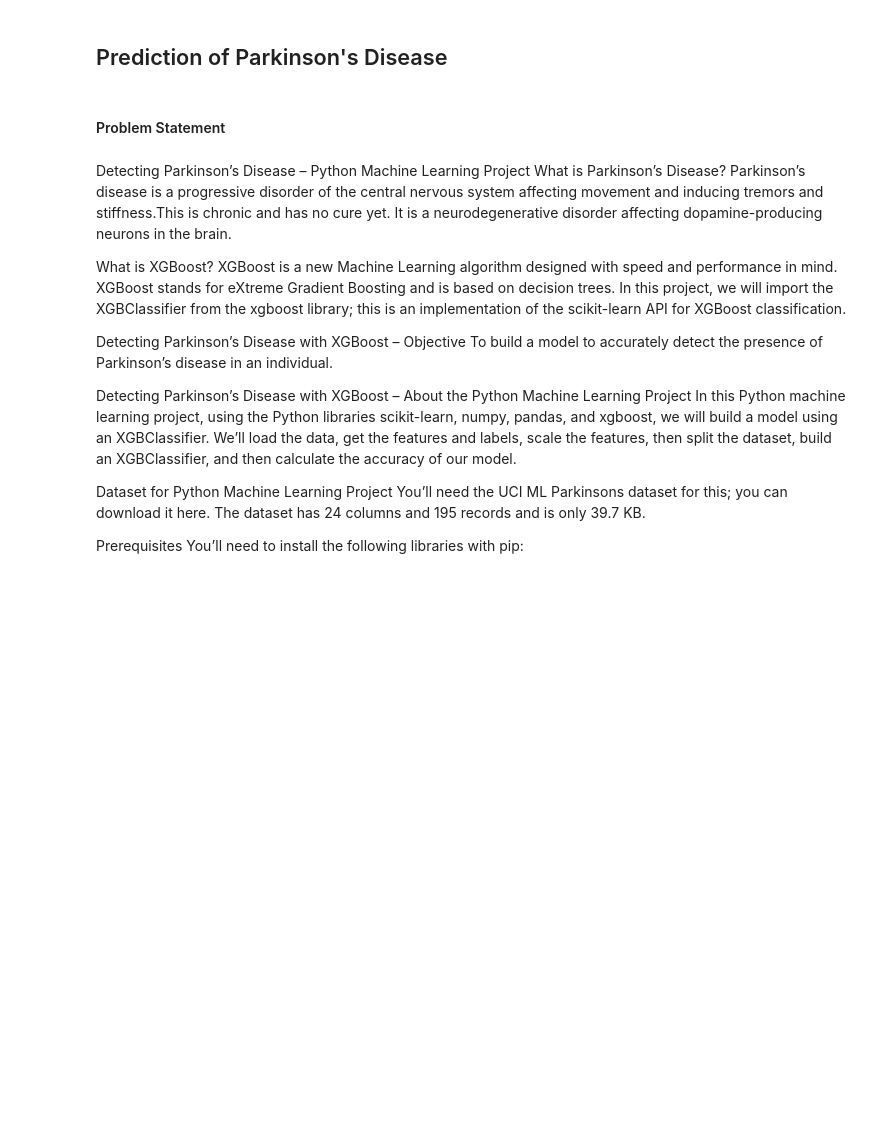
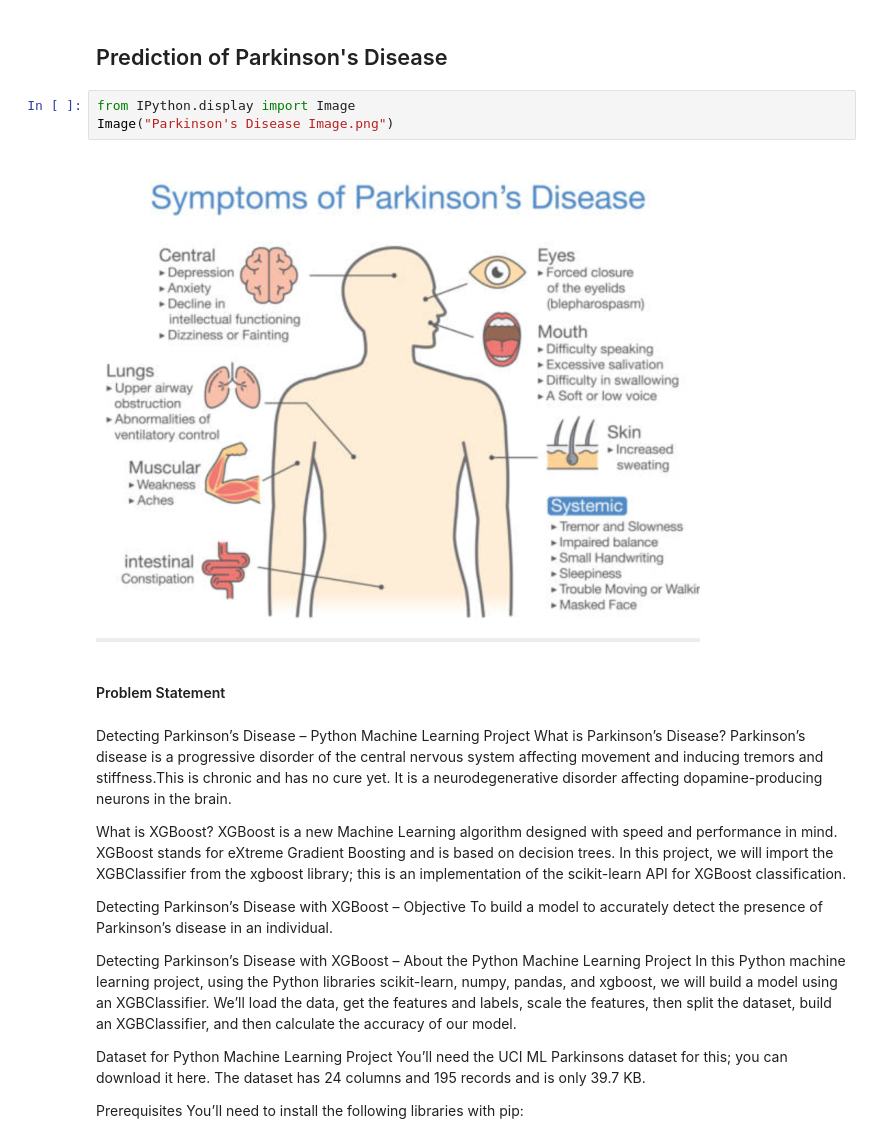
Before and after one commit to seunace/Detecting-Parkinsons-Disease, a Jupyter notebook: Parkinson’s Disease Prediction Project.ipynb, the cells around one changed output. Saved outputs shown, nothing was run; the diff lists cells and outputs as text; blank space fills up the shorter version.

```diff
--- a/Parkinson’s Disease Prediction Project.ipynb
+++ b/Parkinson’s Disease Prediction Project.ipynb
@@ -1,5 +1,10 @@
 # %% [markdown]
 ## Prediction of Parkinson's Disease
+# %%
+from IPython.display import Image
+Image("Parkinson's Disease Image.png")
+# %% [output]
+[figure, added]
 # %% [markdown]
 #### Problem Statement
 # %% [markdown]
```
Also changed, not shown: 1 other file.
